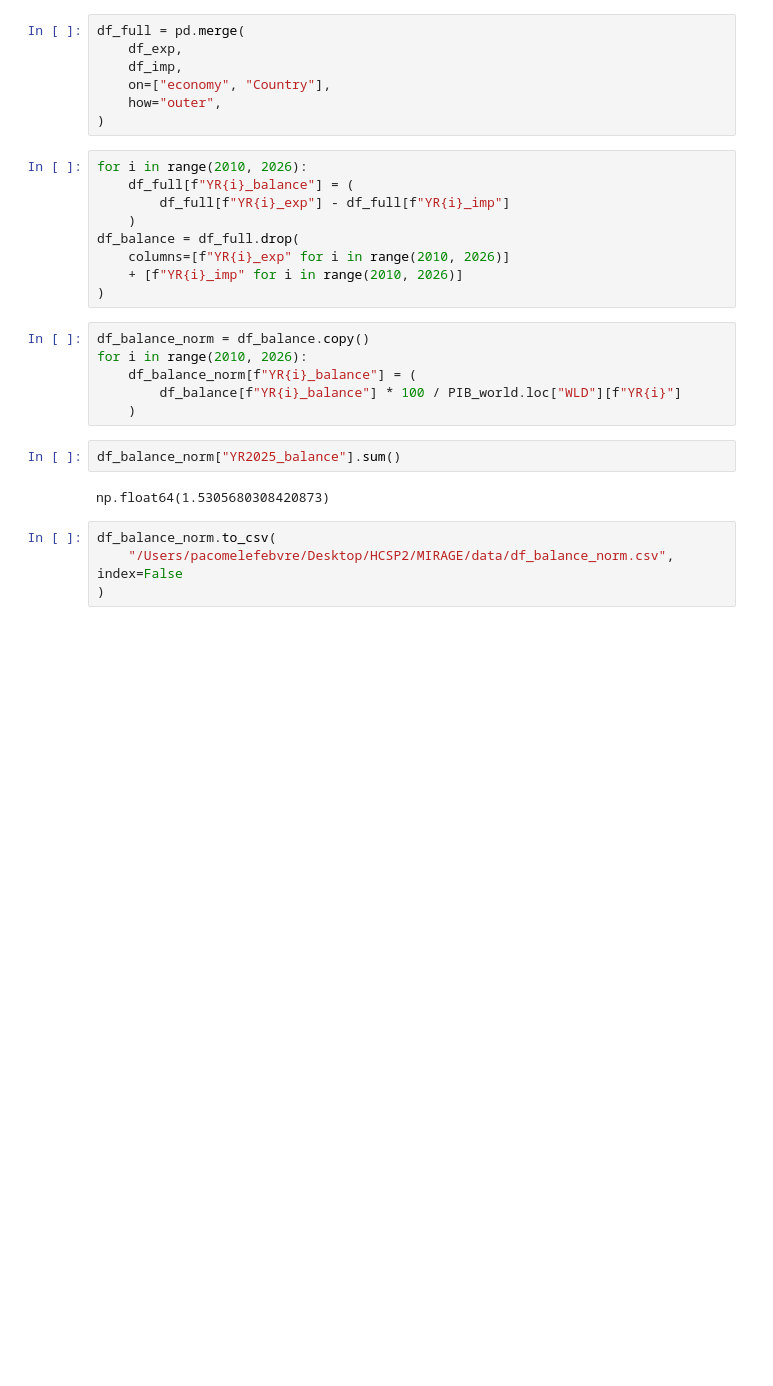
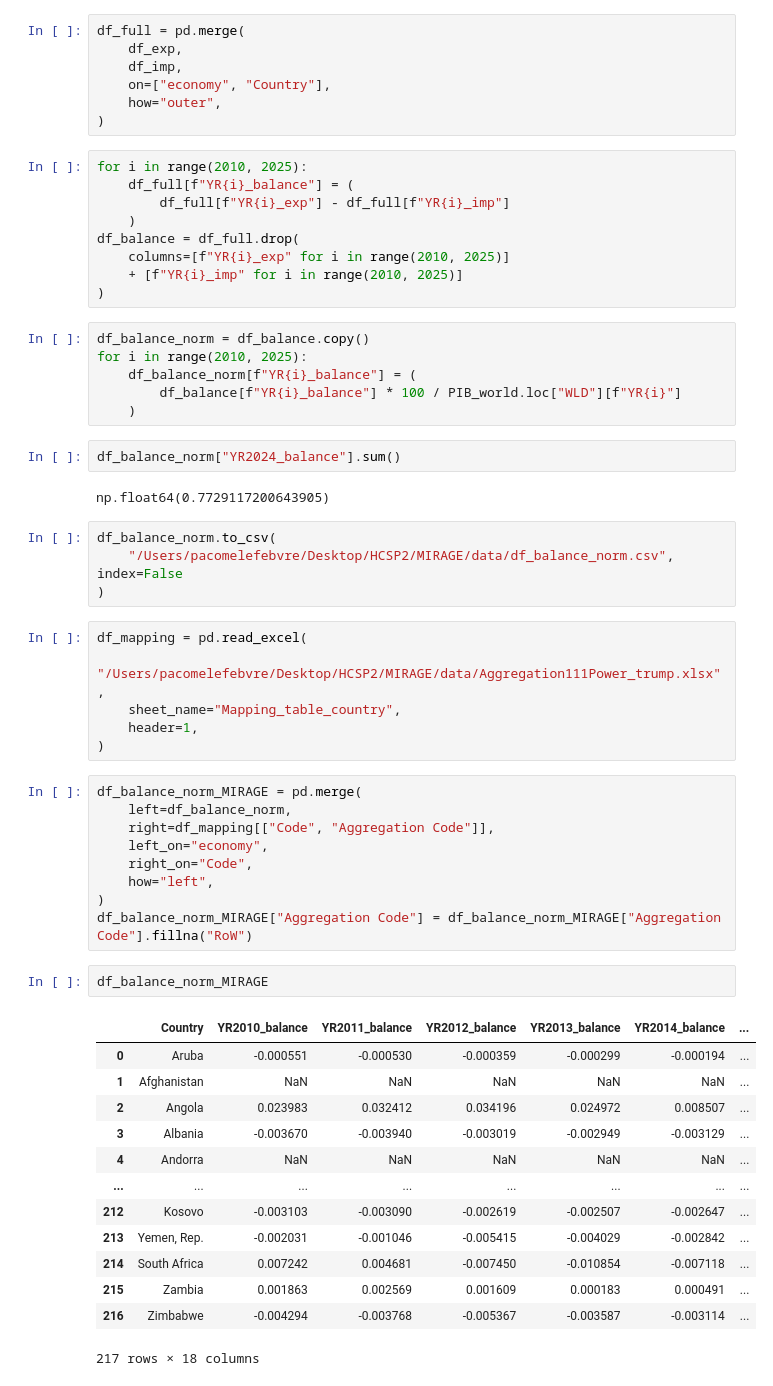
Before and after one commit to Pocame/HCSP, a Jupyter notebook: Code/compta_nat.ipynb, the cells around one changed output. Saved outputs shown, nothing was run; the diff lists cells and outputs as text; blank space fills up the shorter version.

Commit message:
added the MIRAGE classification

```diff
--- a/Code/compta_nat.ipynb
+++ b/Code/compta_nat.ipynb
@@ -22,25 +22,56 @@ df_full = pd.merge(
     how="outer",
 )
 # %%
-for i in range(2010, 2026):
+for i in range(2010, 2025):
     df_full[f"YR{i}_balance"] = (
         df_full[f"YR{i}_exp"] - df_full[f"YR{i}_imp"]
     )
 df_balance = df_full.drop(
-    columns=[f"YR{i}_exp" for i in range(2010, 2026)]
-    + [f"YR{i}_imp" for i in range(2010, 2026)]
+    columns=[f"YR{i}_exp" for i in range(2010, 2025)]
+    + [f"YR{i}_imp" for i in range(2010, 2025)]
 )
 # %%
 df_balance_norm = df_balance.copy()
-for i in range(2010, 2026):
+for i in range(2010, 2025):
     df_balance_norm[f"YR{i}_balance"] = (
         df_balance[f"YR{i}_balance"] * 100 / PIB_world.loc["WLD"][f"YR{i}"]
     )
 # %%
-df_balance_norm["YR2025_balance"].sum()
+df_balance_norm["YR2024_balance"].sum()
 # %% [output]
-np.float64(1.5305680308420873)
+np.float64(0.7729117200643905)
 # %%
 df_balance_norm.to_csv(
     "/Users/pacomelefebvre/Desktop/HCSP2/MIRAGE/data/df_balance_norm.csv", index=False
 )
+# %%
+df_mapping = pd.read_excel(
+    "/Users/pacomelefebvre/Desktop/HCSP2/MIRAGE/data/Aggregation111Power_trump.xlsx",
+    sheet_name="Mapping_table_country",
+    header=1,
+)
+# %%
+df_balance_norm_MIRAGE = pd.merge(
+    left=df_balance_norm,
+    right=df_mapping[["Code", "Aggregation Code"]],
+    left_on="economy",
+    right_on="Code",
+    how="left",
+)
+df_balance_norm_MIRAGE["Aggregation Code"] = df_balance_norm_MIRAGE["Aggregation Code"].fillna("RoW")
+# %%
+df_balance_norm_MIRAGE
+# %% [output]
+|  | Country | YR2010_balance | YR2011_balance | YR2012_balance | YR2013_balance | YR2014_balance | ... |
+| 0 | Aruba | -0.000551 | -0.000530 | -0.000359 | -0.000299 | -0.000194 | ... |
+| 1 | Afghanistan | NaN | NaN | NaN | NaN | NaN | ... |
+| 2 | Angola | 0.023983 | 0.032412 | 0.034196 | 0.024972 | 0.008507 | ... |
+| 3 | Albania | -0.003670 | -0.003940 | -0.003019 | -0.002949 | -0.003129 | ... |
+| 4 | Andorra | NaN | NaN | NaN | NaN | NaN | ... |
+| ... | ... | ... | ... | ... | ... | ... | ... |
+| 212 | Kosovo | -0.003103 | -0.003090 | -0.002619 | -0.002507 | -0.002647 | ... |
+| 213 | Yemen, Rep. | -0.002031 | -0.001046 | -0.005415 | -0.004029 | -0.002842 | ... |
+| 214 | South Africa | 0.007242 | 0.004681 | -0.007450 | -0.010854 | -0.007118 | ... |
+| 215 | Zambia | 0.001863 | 0.002569 | 0.001609 | 0.000183 | 0.000491 | ... |
+| 216 | Zimbabwe | -0.004294 | -0.003768 | -0.005367 | -0.003587 | -0.003114 | ... |
+217 rows × 18 columns
```
Also changed, not shown: parts of 4 cells of this notebook.
